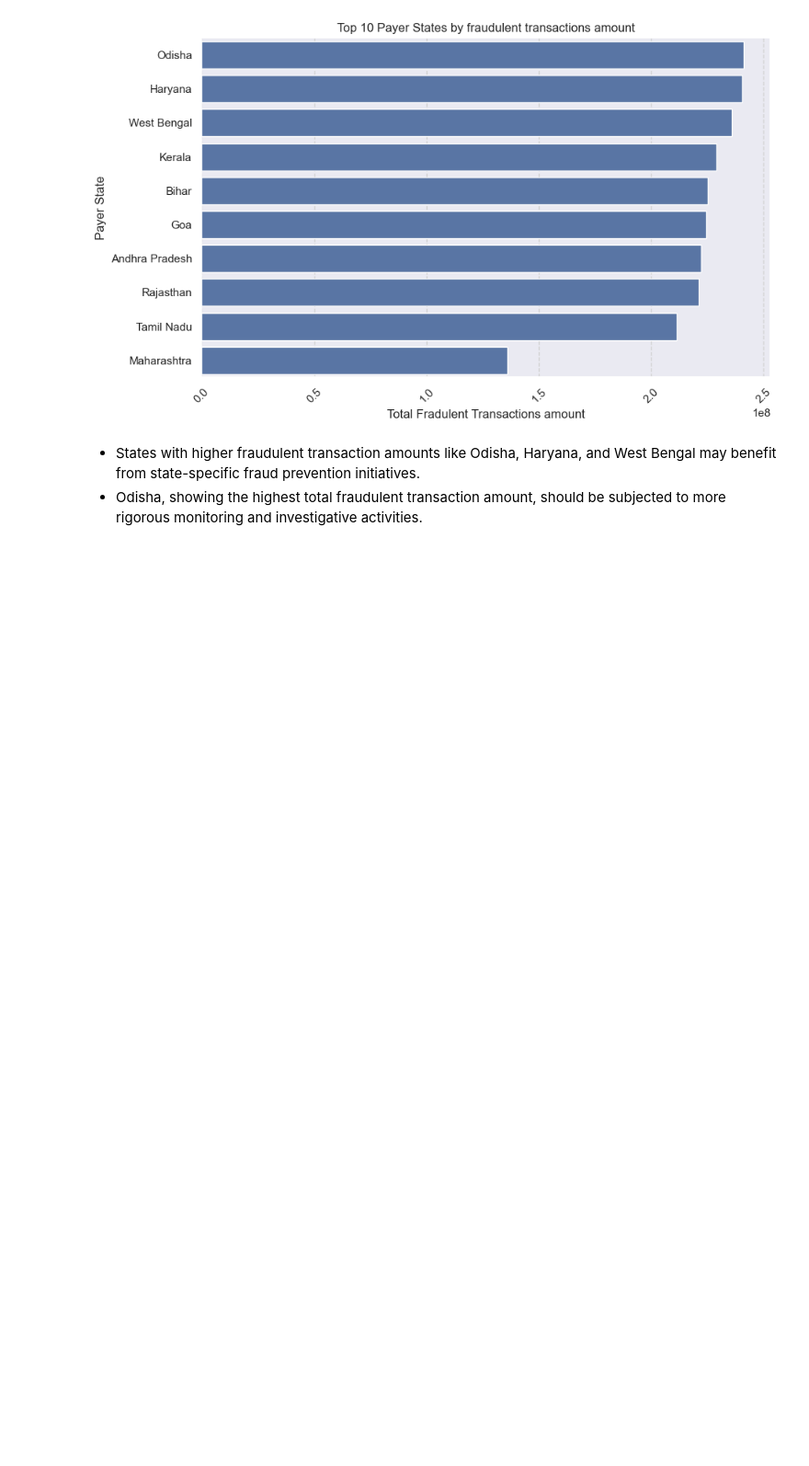
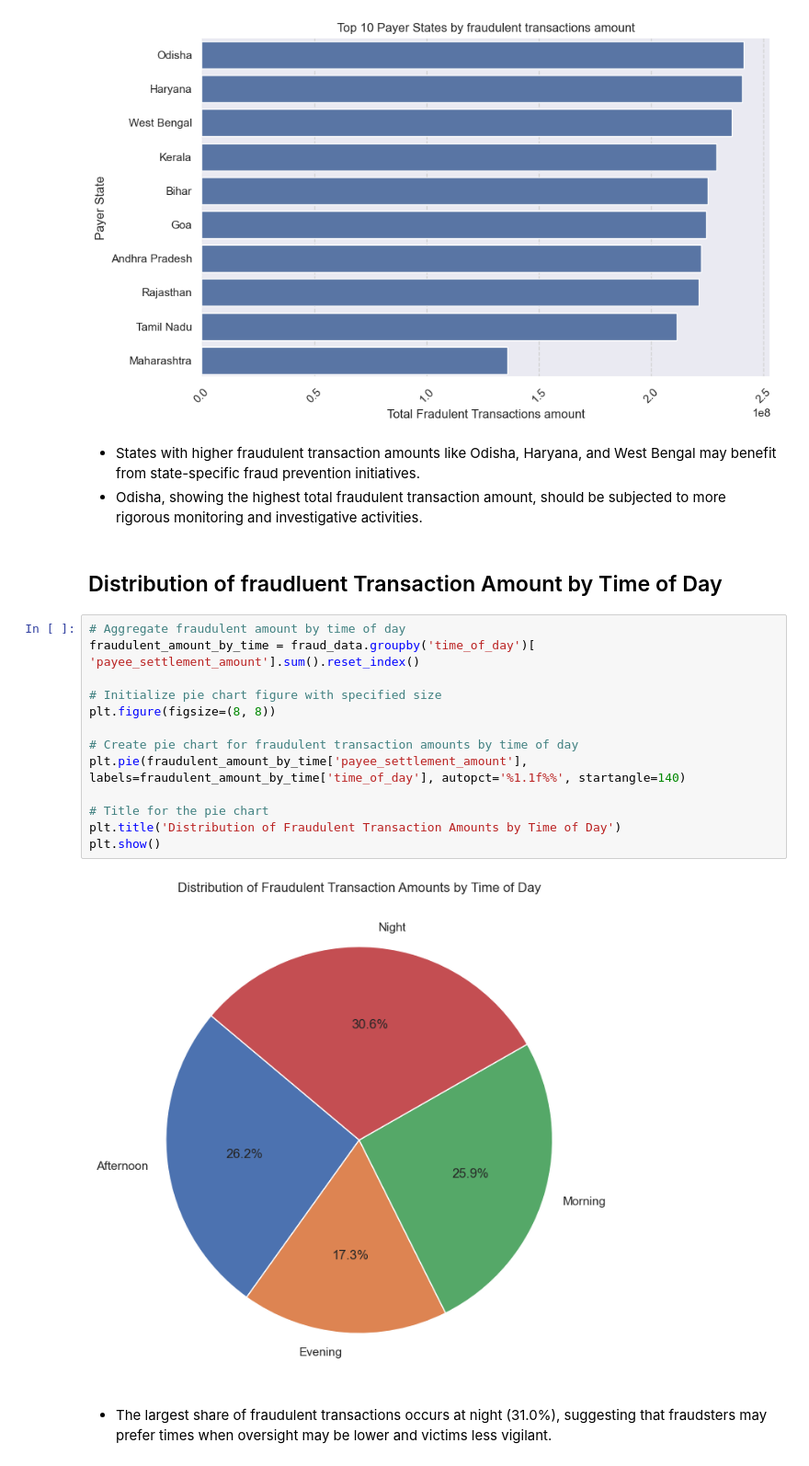
Before and after one commit to jadonsooraj/Fraud-Analytics-to-reduce-fraudulent-transactions, a Jupyter notebook: Analysis & Visualisation.ipynb, the cells around one changed output. Shown: that part at 92% size. Cells and saved outputs as stored; diff of their text form; blank space fills up the shorter version.

```diff
--- a/Analysis & Visualisation.ipynb
+++ b/Analysis & Visualisation.ipynb
@@ -113,3 +113,22 @@ plt.show()
 # %% [markdown]
 - States with higher fraudulent transaction amounts like Odisha, Haryana, and West Bengal may benefit from state-specific fraud prevention initiatives.
 - Odisha, showing the highest total fraudulent transaction amount, should be subjected to more rigorous monitoring and investigative activities.
+# %% [markdown]
+## Distribution of fraudluent Transaction Amount by Time of Day
+# %%
+# Aggregate fraudulent amount by time of day
+fraudulent_amount_by_time = fraud_data.groupby('time_of_day')[ 'payee_settlement_amount'].sum().reset_index()
+
+# Initialize pie chart figure with specified size
+plt.figure(figsize=(8, 8))
+
+# Create pie chart for fraudulent transaction amounts by time of day
+plt.pie(fraudulent_amount_by_time['payee_settlement_amount'], labels=fraudulent_amount_by_time['time_of_day'], autopct='%1.1f%%', startangle=140)
+
+# Title for the pie chart
+plt.title('Distribution of Fraudulent Transaction Amounts by Time of Day')
+plt.show()
+# %% [output]
+[figure, added]
+# %% [markdown]
+- The largest share of fraudulent transactions occurs at night (31.0%), suggesting that fraudsters may prefer times when oversight may be lower and victims less vigilant.
```
Also changed, not shown: parts of 1 cell of this notebook, 2 other files.
